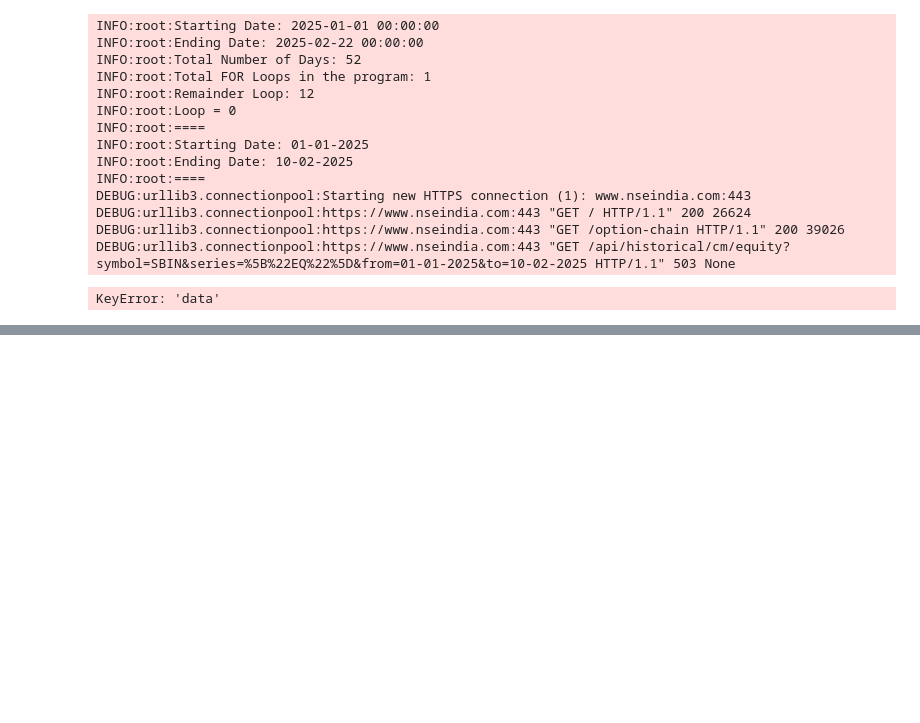
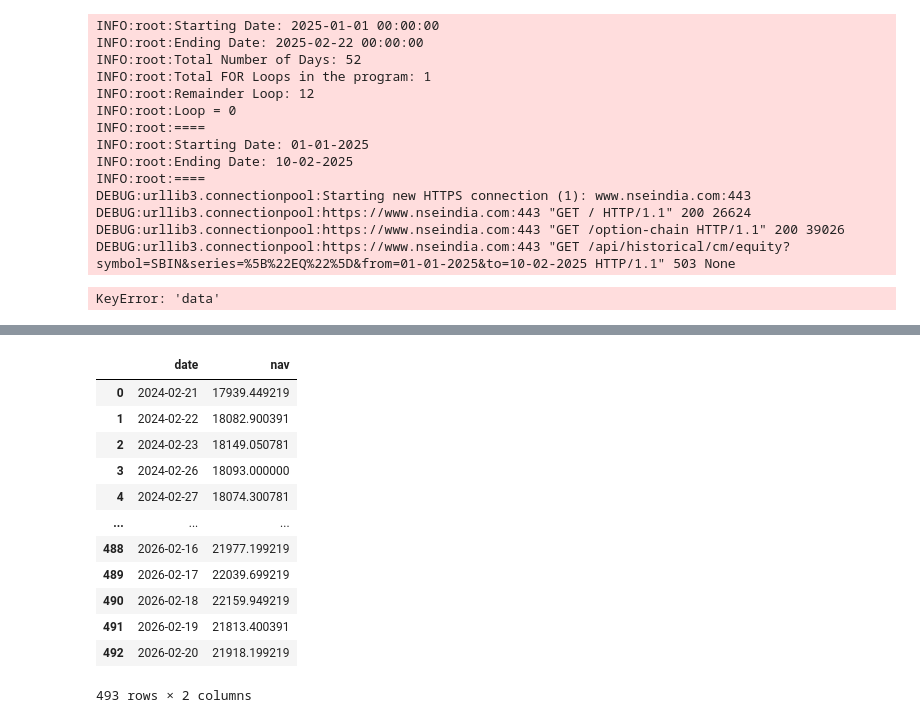
Before and after one commit to prp20/nivesh-mf-platform, a Jupyter notebook: test.ipynb, the cells around one changed output, grey strips where cells are left out. Saved outputs shown, nothing was run; the diff lists cells and outputs as text; code cells hidden in the pictures; blank space fills up the shorter version.

```diff
--- a/test.ipynb
+++ b/test.ipynb
@@ -460,0 +502,21 @@ Date
+# %%
+data_2.reset_index(inplace=True)
+data_2['date'] = pd.to_datetime(data_2['Date'])
+data_2['date'] = data_2['date'].dt.strftime(output_format)
+data_2['nav'] = data_2['Close'].astype('float')
+data_2.drop(['High', 'Low', 'Open', 'Volume','Dividends', 'Stock Splits', 'Close', 'Date'], axis=1, inplace=True)
+data_2
+# %% [output]
+|  | date | nav |
+| 0 | 2024-02-21 | 17939.449219 |
+| 1 | 2024-02-22 | 18082.900391 |
+| 2 | 2024-02-23 | 18149.050781 |
+| 3 | 2024-02-26 | 18093.000000 |
+| 4 | 2024-02-27 | 18074.300781 |
+| ... | ... | ... |
+| 488 | 2026-02-16 | 21977.199219 |
+| 489 | 2026-02-17 | 22039.699219 |
+| 490 | 2026-02-18 | 22159.949219 |
+| 491 | 2026-02-19 | 21813.400391 |
+| 492 | 2026-02-20 | 21918.199219 |
+493 rows × 2 columns
```
Also changed, not shown: parts of 11 cells of this notebook, 6 other files.
